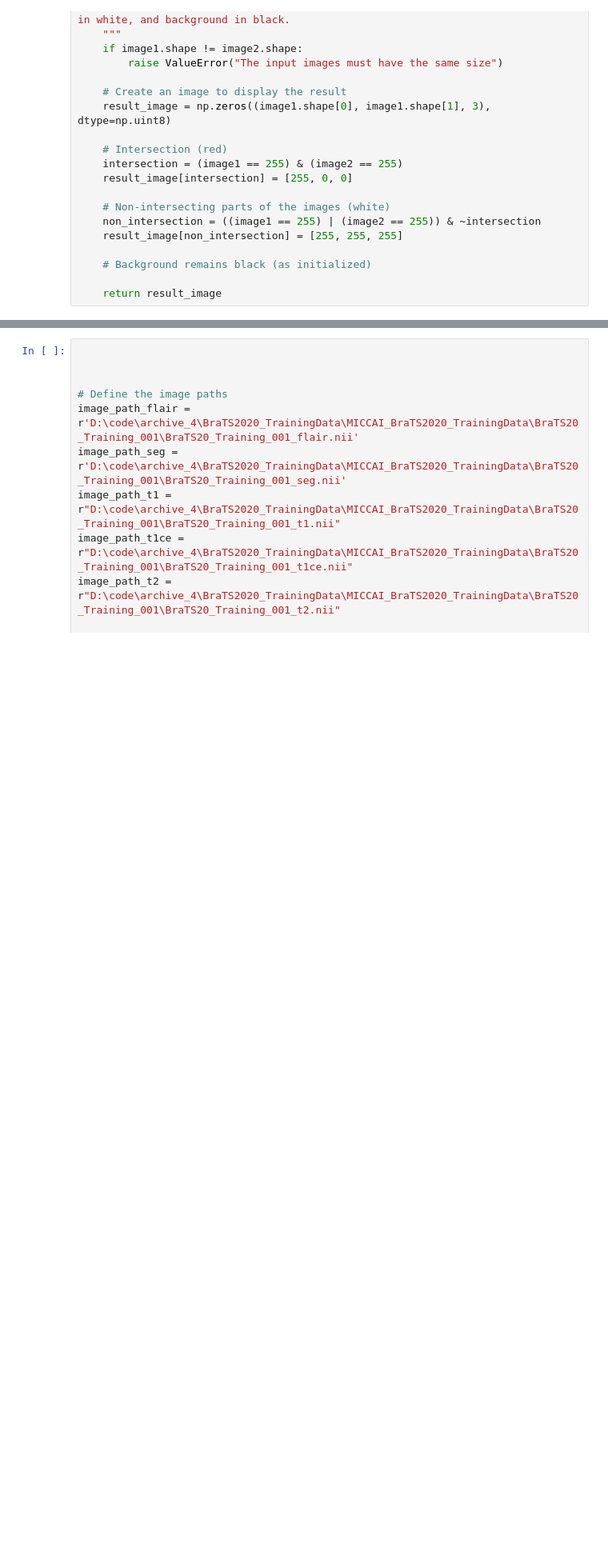
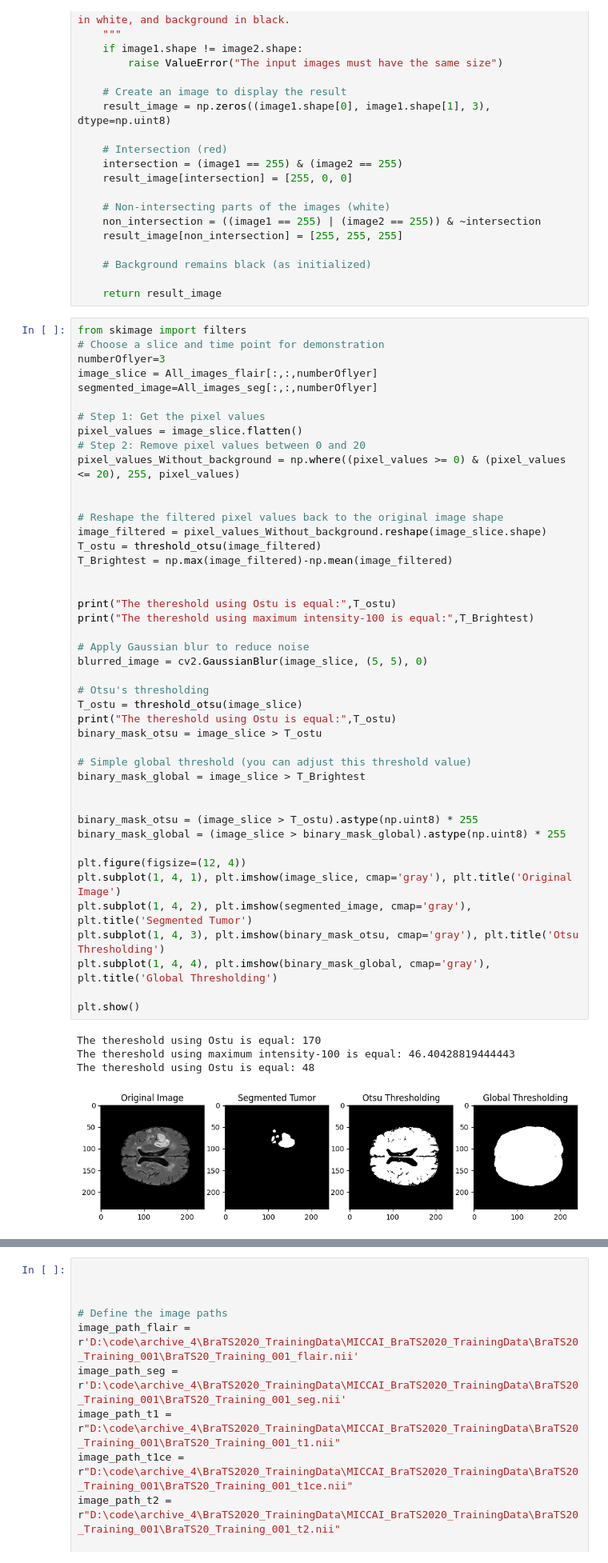
Before and after one commit to YahyaAlaaMassoud/brain-tumor-segmentation, a Jupyter notebook: theresholding/main_2.ipynb, the cells around one changed output, grey strips where cells are left out. Shown at 80% size. Cells and saved outputs as stored; diff of their text form; blank space fills up the shorter version.

Commit message:
theresholds fixed

```diff
--- a/theresholding/main_2.ipynb
+++ b/theresholding/main_2.ipynb
@@ -100,3 +103,52 @@ def draw_intersection_of_binary_images_v3(image1, image2):
     # Background remains black (as initialized)
 
     return result_image
+# %%
+from skimage import filters
+# Choose a slice and time point for demonstration
+numberOflyer=3
+image_slice = All_images_flair[:,:,numberOflyer]
+segmented_image=All_images_seg[:,:,numberOflyer]
+
+# Step 1: Get the pixel values
+pixel_values = image_slice.flatten()
+# Step 2: Remove pixel values between 0 and 20
+pixel_values_Without_background = np.where((pixel_values >= 0) & (pixel_values <= 20), 255, pixel_values)
+
+
+# Reshape the filtered pixel values back to the original image shape
+image_filtered = pixel_values_Without_background.reshape(image_slice.shape)
+T_ostu = threshold_otsu(image_filtered)
+T_Brightest = np.max(image_filtered)-np.mean(image_filtered)
+
+
+print("The thereshold using Ostu is equal:",T_ostu)
+print("The thereshold using maximum intensity-100 is equal:",T_Brightest)
+
+# Apply Gaussian blur to reduce noise
+blurred_image = cv2.GaussianBlur(image_slice, (5, 5), 0)
+
+# Otsu's thresholding
+T_ostu = threshold_otsu(image_slice)
+print("The thereshold using Ostu is equal:",T_ostu)
+binary_mask_otsu = image_slice > T_ostu
+
+# Simple global threshold (you can adjust this threshold value)
+binary_mask_global = image_slice > T_Brightest
+
+
+binary_mask_otsu = (image_slice > T_ostu).astype(np.uint8) * 255
+binary_mask_global = (image_slice > binary_mask_global).astype(np.uint8) * 255
+
+plt.figure(figsize=(12, 4))
+plt.subplot(1, 4, 1), plt.imshow(image_slice, cmap='gray'), plt.title('Original Image')
+plt.subplot(1, 4, 2), plt.imshow(segmented_image, cmap='gray'), plt.title('Segmented Tumor')
+plt.subplot(1, 4, 3), plt.imshow(binary_mask_otsu, cmap='gray'), plt.title('Otsu Thresholding')
+plt.subplot(1, 4, 4), plt.imshow(binary_mask_global, cmap='gray'), plt.title('Global Thresholding')
+
+plt.show()
+# %% [output]
+The thereshold using Ostu is equal: 170
+The thereshold using maximum intensity-100 is equal: 46.40428819444443
+The thereshold using Ostu is equal: 48
+[figure, added]
```
Also changed, not shown: parts of 4 cells of this notebook.
